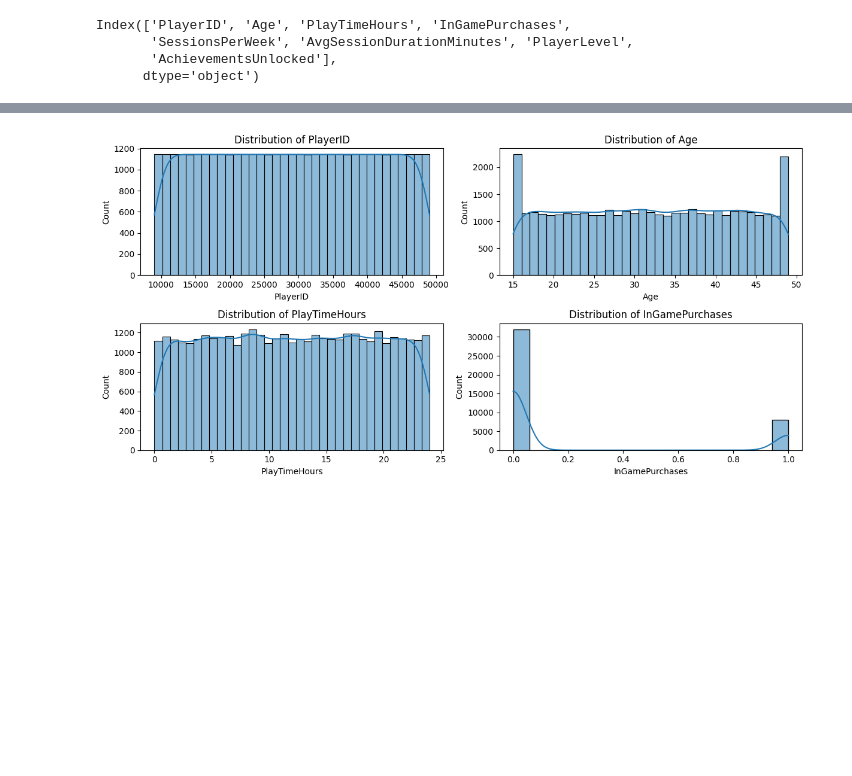
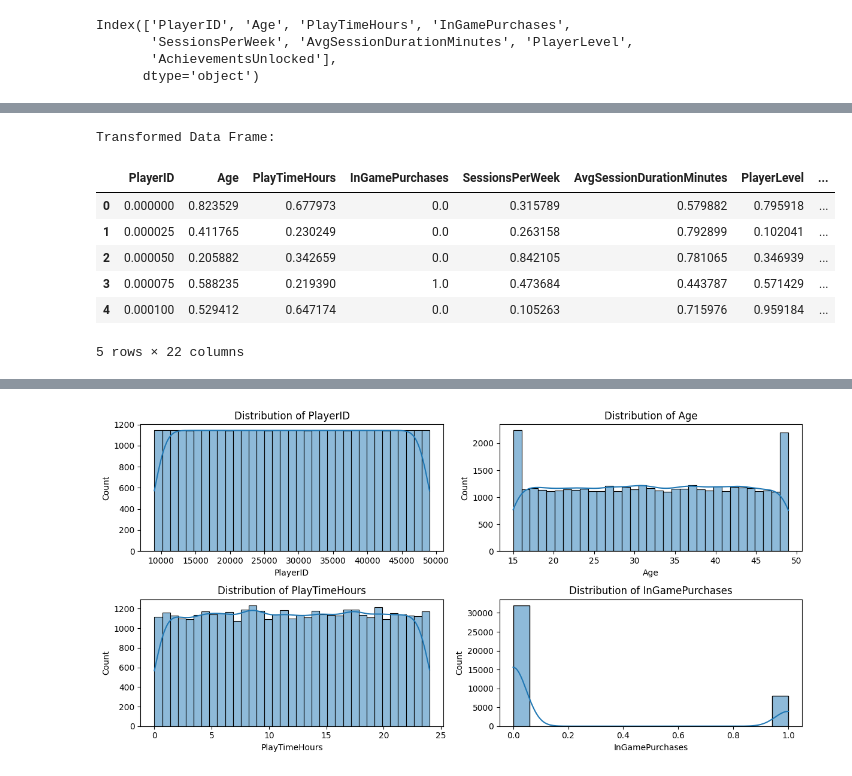
Before and after one commit to Madushani-Weerasekara/end-to-end-game-engagement-prediction-project, a Jupyter notebook: notebook/game-engagement-analysis.ipynb, the cells around one changed output, grey strips where cells are left out. Saved outputs shown, nothing was run; the diff lists cells and outputs as text; code cells hidden in the pictures; blank space fills up the shorter version.

```diff
--- a/notebook/game-engagement-analysis.ipynb
+++ b/notebook/game-engagement-analysis.ipynb
@@ -228 +249,14 @@ Index(['PlayerID', 'Age', 'PlayTimeHours', 'InGamePurchases',
+# %%
+# Convert back to DataFrame
+print("Transformed Data Frame:\n")
+x_preprocessed_df.head()
+# %% [output]
+Transformed Data Frame:
+|  | PlayerID | Age | PlayTimeHours | InGamePurchases | SessionsPerWeek | AvgSessionDurationMinutes | PlayerLevel | ... |
+| 0 | 0.000000 | 0.823529 | 0.677973 | 0.0 | 0.315789 | 0.579882 | 0.795918 | ... |
+| 1 | 0.000025 | 0.411765 | 0.230249 | 0.0 | 0.263158 | 0.792899 | 0.102041 | ... |
+| 2 | 0.000050 | 0.205882 | 0.342659 | 0.0 | 0.842105 | 0.781065 | 0.346939 | ... |
+| 3 | 0.000075 | 0.588235 | 0.219390 | 1.0 | 0.473684 | 0.443787 | 0.571429 | ... |
+| 4 | 0.000100 | 0.529412 | 0.647174 | 0.0 | 0.105263 | 0.715976 | 0.959184 | ... |
+5 rows × 22 columns
 # %%
```
Also changed, not shown: parts of 34 cells of this notebook.
